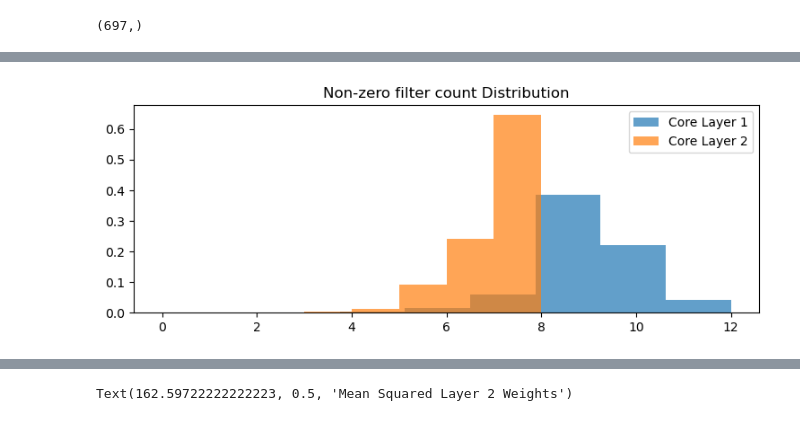
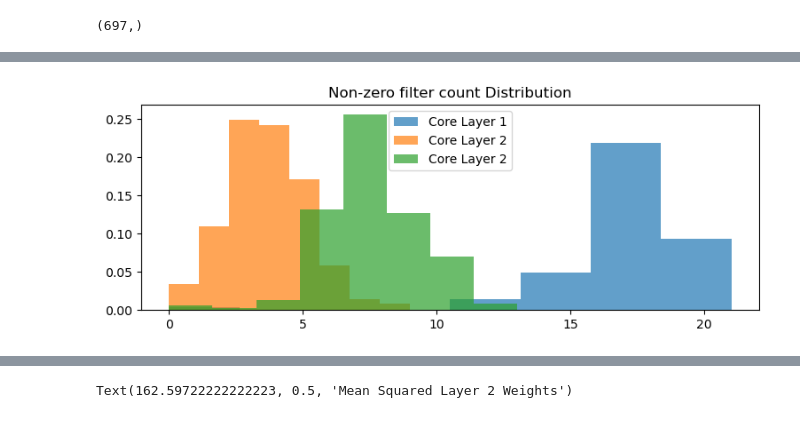
Before and after one commit to IsabelF98/Cloud_SynthData_Proj, a Jupyter notebook: OriCNN_L23.ipynb, the cells around one changed output, grey strips where cells are left out. Cells and saved outputs as stored; diff of their text form; code cells hidden in the pictures.

```diff
--- a/OriCNN_L23.ipynb
+++ b/OriCNN_L23.ipynb
@@ -188,11 +189,11 @@ Creg0 = 0.05 # center
 Xreg1 = 0.1 # d2/dx
 Creg1 = 0.001 # center
 
-MaxReg = None
+MaxReg = 10.0
 
 angle_mode = 'nearest' # 'bilinear'
 
-num_subs = [2, 12, 8, 8]
+num_subs = [2, 24, 16, 16]
 fws = [19, 19, 5, 5]
 
 NQ = len(angles)
@@ -225,7 +226,7 @@ for ii in range(2,len(fws)):
         angles=angles) )
 
 scaffold_netQ =  FFnetwork.ffnet_dict(
-    ffnet_type='scaffold3d', xstim_n='stim', layer_list=clayersQ, scaffold_levels=[1,3], num_lags_out=NQ)
+    ffnet_type='scaffold3d', xstim_n='stim', layer_list=clayersQ, scaffold_levels=[1,3,4], num_lags_out=NQ)
 
 readout_parsQ = ReadoutLayerQsample.layer_dict(
     num_filters=NC, NLtype='softplus', bias=True, pos_constraint=True,
@@ -273,7 +274,7 @@ Network 0:
       NOT FIT: Qmu: torch.Size([697, 1])
       NOT FIT: Qsigma: torch.Size([697, 1])
 # %%
-cnn.fit(data, **adam_pars, verbose=True)
+cnn.fit(data, **adam_pars, verbose=2)
 # %% [output]
 Model: M697_CsXXXX_X
 
@@ -308,10 +307,16 @@ cnn.plot_filters()
 # %%
 filters1 = cnn.get_weights(ffnet_target=0,layer_target=1)
 filters2 = cnn.get_weights(ffnet_target=0,layer_target=3)
+filters3 = cnn.get_weights(ffnet_target=0,layer_target=4)
 ei_mask_layer1 = deepcopy(cnn.networks[0].layers[1]._ei_mask).detach().cpu().numpy()
 ei_mask_layer2 = deepcopy(cnn.networks[0].layers[3]._ei_mask).detach().cpu().numpy()
+ei_mask_layer3 = deepcopy(cnn.networks[0].layers[4]._ei_mask).detach().cpu().numpy()
+num_filters = [filters1.shape[3], filters2.shape[3], filters3.shape[3]]
 print(filters1.shape)
 print(filters2.shape)
+print(filters3.shape)
 print(ei_mask_layer1.shape)
 print(ei_mask_layer2.shape)
+print(ei_mask_layer3.shape)
+print(num_filters)
 # %% [output]
@@ -408,7 +416,8 @@ print(silhouette_score)
 # %%
 filt_count = np.sum(readout_w > 0.001, axis=0)
-filt_count_layer1 = np.sum(readout_w[:filters1.shape[3],:] > 0.001, axis=0)
-filt_count_layer2 = np.sum(readout_w[filters1.shape[3]:,:] > 0.001, axis=0)
+filt_count_layer1 = np.sum(readout_w[:num_filters[0],:] > 0.001, axis=0)
+filt_count_layer2 = np.sum(readout_w[num_filters[0]:sum(num_filters[:2]),:] > 0.001, axis=0)
+filt_count_layer3 = np.sum(readout_w[sum(num_filters[:2]):,:] > 0.001, axis=0)
 filt_count.shape
 # %% [output]
 (697,)
@@ -424,12 +433,13 @@ plt.show()
 # %%
 plt.figure(figsize=(9,3))
 plt.hist(filt_count_layer1 ,bins=8, label='Core Layer 1', alpha=0.7, density=True)
 plt.hist(filt_count_layer2 ,bins=8, label='Core Layer 2', alpha=0.7, density=True)
+plt.hist(filt_count_layer3 ,bins=8, label='Core Layer 2', alpha=0.7, density=True)
 plt.title('Non-zero filter count Distribution')
 plt.legend()
 plt.show()
 # %% [output]
-[figure, old version]
+[figure, new version]
 # %%
 ss()
 plt.plot(LL[np.argsort(filt_count)])
```
Also changed, not shown: parts of 21 cells of this notebook, 2 other files.
